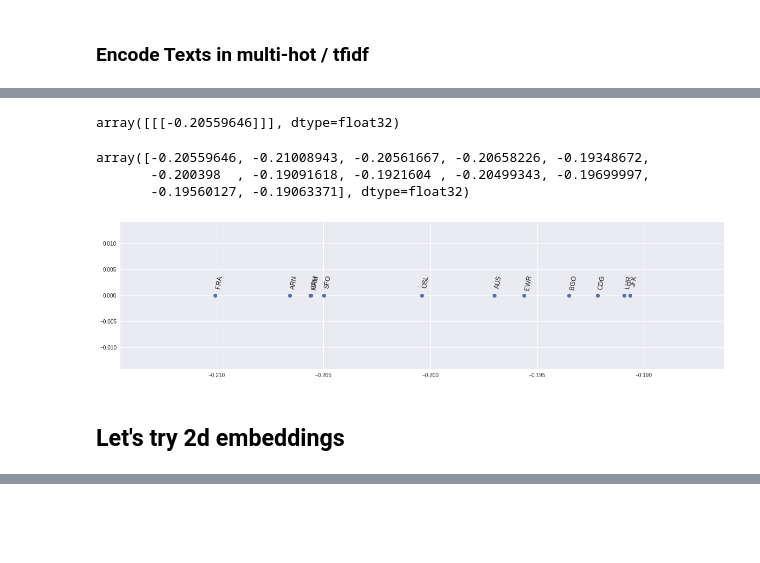
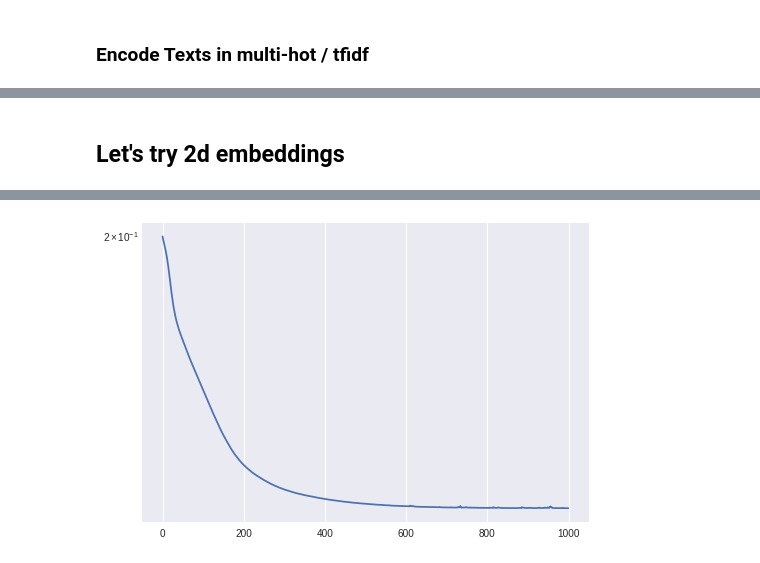
Before and after one commit to subodhchhabra/ai, a Jupyter notebook: notebooks/2019_tf/embeddings-viz.ipynb, the cells around one changed output, grey strips where cells are left out. Cells and saved outputs as stored; diff of their text form; code cells hidden in the pictures; blank space fills up the shorter version.

```diff
--- a/notebooks/2019_tf/embeddings-viz.ipynb
+++ b/notebooks/2019_tf/embeddings-viz.ipynb
@@ -140,15 +35,13 @@ Opened as New York International Airport in 1948, it was commonly known as Idlew
 ### Encode airport to number (simple)
 # %%
 airport_names = list(airports.keys())
-airport_numbers = list(range(0, 12))
+airport_numbers = list(range(0, len(airports)))
 airport_to_number = dict(zip(airport_names, airport_numbers))
 number_to_airport = dict(zip(airport_numbers, airport_names))
 # %% [markdown]
 ### Encode Texts in multi-hot / tfidf
 # %%
-tokenizer = tf.keras.preprocessing.text.Tokenizer(num_words=dictionary_size,
-                                                  filters='!"#$%&()*+,-./:;<=>?@[\\]^_`{|}~\t\n0123456789',
-                                                  oov_token='<NONE>')
+tokenizer = tf.keras.preprocessing.text.Tokenizer()
 # %%
 texts = list(airports.values())
 tokenizer.fit_on_texts(texts)
@@ -238,0 +52,4 @@ _________________________________________________________________
+# %%
+aiport_count, word_count = description_matrix.shape
+dictionary_size = word_count
+aiport_count, word_count
@@ -292,6 +60,0 @@ _________________________________________________________________
-# %%
-hamburg_label = airport_to_number['HAM']
-embedding = embedding_model.predict([hamburg_label])
-embedding
-# %% [output]
-array([[[-0.20559646]]], dtype=float32)
@@ -300,21 +61,19 @@ all_embeddings = embedding_model.predict(airport_numbers).reshape(-1)
-# %%
-all_embeddings
-# %% [output]
-array([-0.20559646, -0.21008943, -0.20561667, -0.20658226, -0.19348672,
-       -0.200398  , -0.19091618, -0.1921604 , -0.20499343, -0.19699997,
-       -0.19560127, -0.19063371], dtype=float32)
-# %%
-import numpy as np
-
-plt.figure(figsize=(20,5))
-plt.scatter(all_embeddings, np.zeros(len(all_embeddings)))
-for name, x_pos in zip(airport_names, all_embeddings):
-  plt.annotate(name, (x_pos, 0.003), rotation=80)
-# %% [output]
-[figure, removed]
 # %% [markdown]
 ## Let's try 2d embeddings
 # %%
+%%time
+
+import matplotlib.pyplot as plt
+
+
+import tensorflow as tf
+from tensorflow import keras
+from tensorflow.keras.layers import Flatten, GlobalAveragePooling1D, Dense, LSTM, GRU, SimpleRNN, Bidirectional, Embedding
+from tensorflow.keras.models import Sequential, Model
+
+from tensorflow.keras.initializers import glorot_normal
+seed = 3
+
 input_dim = len(airports)
 embedding_dim = 2
 
@@ -323,13 +82,22 @@ model = Sequential()
 model.add(Embedding(name='embedding',
                     input_dim=input_dim,
                     output_dim=embedding_dim,
-                    input_length=1))
+                    input_length=1,
+                    embeddings_initializer=glorot_normal(seed=seed)))
 
-model.add(Flatten())
+model.add(GlobalAveragePooling1D())
 
-model.add(Dense(units=50, activation='relu'))
-model.add(Dense(units=50, activation='relu'))
+model.add(Dense(units=50, activation='relu', bias_initializer='zeros', kernel_initializer=glorot_normal(seed=seed)))
 
-model.add(Dense(units=dictionary_size, name='output', activation='softmax'))
+model.add(Dense(units=dictionary_size, name='output', activation='softmax', bias_initializer='zeros', kernel_initializer=glorot_normal(seed=seed)))
+model.compile(optimizer='adam', loss='binary_crossentropy', metrics=['acc'])
 
-model.compile(optimizer='adam', loss='categorical_crossentropy', metrics=['acc'])
+EPOCHS=1000
+BATCH_SIZE=2
+
+%time history = model.fit(x, Y, epochs=EPOCHS, batch_size=BATCH_SIZE, verbose=0)
+
+
+plt.yscale('log')
+plt.plot(history.history['loss'])
+# %% [output]
@@ -335,0 +108 @@ model.compile(optimizer='adam', loss='categorical_crossentropy', metrics=['acc']
+[figure, added]
```
Also changed, not shown: parts of 23 cells of this notebook.
